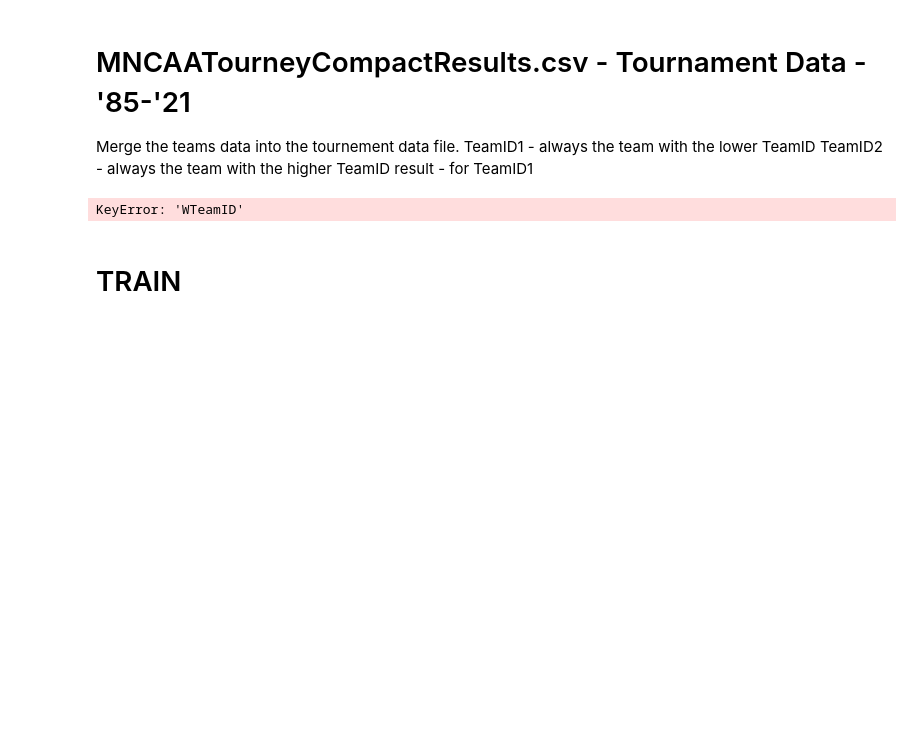
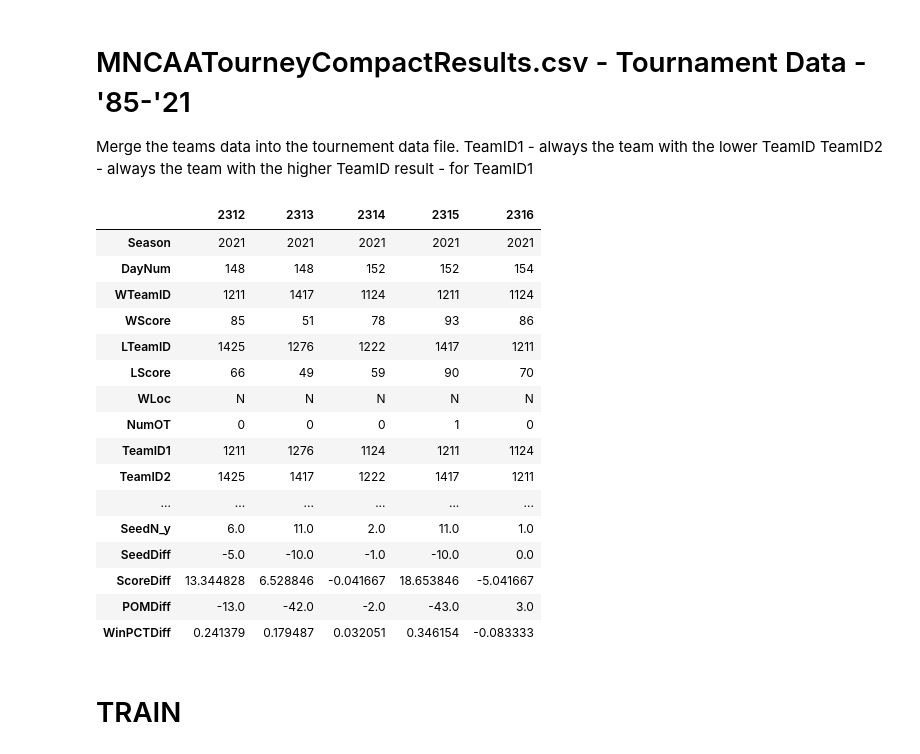
Before and after one commit to racruz25/group_project, a Jupyter notebook: Base_Model_w_22_Data.ipynb, the cells around one changed output. Drawn from its saved outputs; the diff is of its cells as text; code cells hidden in the pictures; blank space fills up the shorter version.

```diff
--- a/Base_Model_w_22_Data.ipynb
+++ b/Base_Model_w_22_Data.ipynb
@@ -172,27 +171,43 @@ TeamID1 - always the team with the lower TeamID
 TeamID2 - always the team with the higher TeamID
 result - for TeamID1
 # %%
-TourneyCompactResults = pd.read_csv(files[22])
+TourneyCompactResults = pd.read_csv(files[1])
 TourneyCompactResults['TeamID1'] = np.minimum(TourneyCompactResults['WTeamID'],TourneyCompactResults['LTeamID'])
 TourneyCompactResults['TeamID2'] = np.maximum(TourneyCompactResults['WTeamID'],TourneyCompactResults['LTeamID'])
 TourneyCompactResults['result'] = np.where(TourneyCompactResults['WTeamID']==TourneyCompactResults['TeamID1'],1,0)
 TourneyCompactResults['ID'] = TourneyCompactResults['Season'].astype(str)+ '_' +TourneyCompactResults['TeamID1'].astype(str)+ '_' +TourneyCompactResults['TeamID2'].astype(str)
 
 TourneyCompactResults = (TourneyCompactResults
                          .merge(teamData,left_on=['Season','TeamID1'],right_on=['Season','TeamID'],how='left')
                          .drop('TeamID',axis=1)
                          .merge(teamData,left_on=['Season','TeamID2'],right_on=['Season','TeamID'],how='left')
                          .drop('TeamID',axis=1)
                         )
 
 TourneyCompactResults['SeedDiff'] = TourneyCompactResults['SeedN_x'] - TourneyCompactResults['SeedN_y']
 TourneyCompactResults['ScoreDiff'] = TourneyCompactResults['ScoreDiff_x']  - TourneyCompactResults['ScoreDiff_y']
 TourneyCompactResults['POMDiff'] = TourneyCompactResults['POM_x']  - TourneyCompactResults['POM_y']
 TourneyCompactResults['WinPCTDiff'] = TourneyCompactResults['WinPCT_x']  - TourneyCompactResults['WinPCT_y']
 
 TourneyCompactResults.tail().T
 # %% [output]
-KeyError: 'WTeamID'
+|  | 2312 | 2313 | 2314 | 2315 | 2316 |
+| Season | 2021 | 2021 | 2021 | 2021 | 2021 |
+| DayNum | 148 | 148 | 152 | 152 | 154 |
+| WTeamID | 1211 | 1417 | 1124 | 1211 | 1124 |
+| WScore | 85 | 51 | 78 | 93 | 86 |
+| LTeamID | 1425 | 1276 | 1222 | 1417 | 1211 |
+| LScore | 66 | 49 | 59 | 90 | 70 |
+| WLoc | N | N | N | N | N |
+| NumOT | 0 | 0 | 0 | 1 | 0 |
+| TeamID1 | 1211 | 1276 | 1124 | 1211 | 1124 |
+| TeamID2 | 1425 | 1417 | 1222 | 1417 | 1211 |
+| ... | ... | ... | ... | ... | ... |
+| SeedN_y | 6.0 | 11.0 | 2.0 | 11.0 | 1.0 |
+| SeedDiff | -5.0 | -10.0 | -1.0 | -10.0 | 0.0 |
+| ScoreDiff | 13.344828 | 6.528846 | -0.041667 | 18.653846 | -5.041667 |
+| POMDiff | -13.0 | -42.0 | -2.0 | -43.0 | 3.0 |
+| WinPCTDiff | 0.241379 | 0.179487 | 0.032051 | 0.346154 | -0.083333 |
 # %% [markdown]
 # TRAIN
 # %%
```
Also changed, not shown: parts of 8 cells of this notebook.
